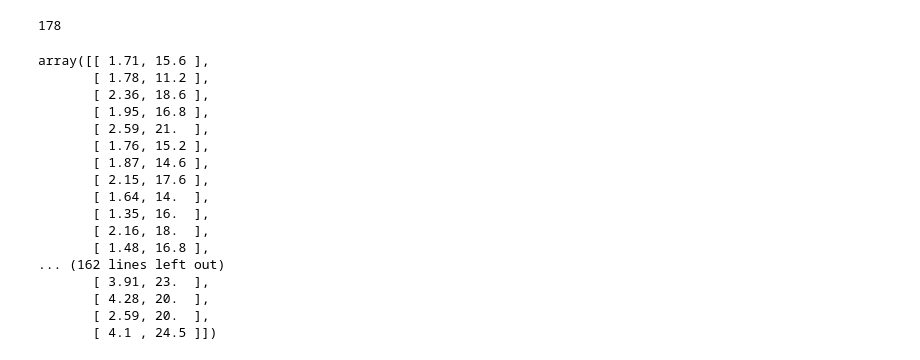
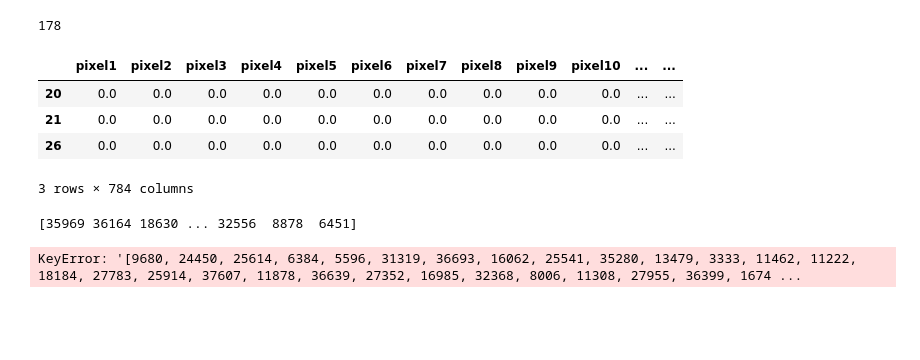
Before and after one commit to MateoRivera/Data-science-lab---Laboratories, a Jupyter notebook: Laboratoy 6/Lab_aleja.ipynb, the cells around one changed output. Cells and saved outputs as stored; diff of their text form; code cells hidden in the pictures; blank space fills up the shorter version.

```diff
--- a/Laboratoy 6/Lab_aleja.ipynb
+++ b/Laboratoy 6/Lab_aleja.ipynb
@@ -270,20 +278,0 @@ class MyRandomForestClassifer():
-# %%
-X1[:,[1,3]]
-# %% [output]
-array([[ 1.71, 15.6 ],
-       [ 1.78, 11.2 ],
-       [ 2.36, 18.6 ],
-       [ 1.95, 16.8 ],
-       [ 2.59, 21.  ],
-       [ 1.76, 15.2 ],
-       [ 1.87, 14.6 ],
-       [ 2.15, 17.6 ],
-       [ 1.64, 14.  ],
-       [ 1.35, 16.  ],
-       [ 2.16, 18.  ],
-       [ 1.48, 16.8 ],
-... (162 lines left out)
-       [ 3.91, 23.  ],
-       [ 4.28, 20.  ],
-       [ 2.59, 20.  ],
-       [ 4.1 , 24.5 ]])
@@ -289,0 +281,13 @@ array([[ 1.71, 15.6 ],
+# %%
+X_train.loc[[20,21,26]]
+# %% [output]
+|  | pixel1 | pixel2 | pixel3 | pixel4 | pixel5 | pixel6 | pixel7 | pixel8 | pixel9 | pixel10 | ... | ... |
+| 20 | 0.0 | 0.0 | 0.0 | 0.0 | 0.0 | 0.0 | 0.0 | 0.0 | 0.0 | 0.0 | ... | ... |
+| 21 | 0.0 | 0.0 | 0.0 | 0.0 | 0.0 | 0.0 | 0.0 | 0.0 | 0.0 | 0.0 | ... | ... |
+| 26 | 0.0 | 0.0 | 0.0 | 0.0 | 0.0 | 0.0 | 0.0 | 0.0 | 0.0 | 0.0 | ... | ... |
+3 rows × 784 columns
+# %%
+a.fit(X_train,y_train)
+# %% [output]
+[35969 36164 18630 ... 32556  8878  6451]
+KeyError: '[9680, 24450, 25614, 6384, 5596, 31319, 36693, 16062, 25541, 35280, 13479, 3333, 11462, 11222, 18184, 27783, 25914, 37607, 11878, 36639, 27352, 16985, 32368, 8006, 11308, 27955, 36399, 1674 ...
```
Also changed, not shown: parts of 8 cells of this notebook.
